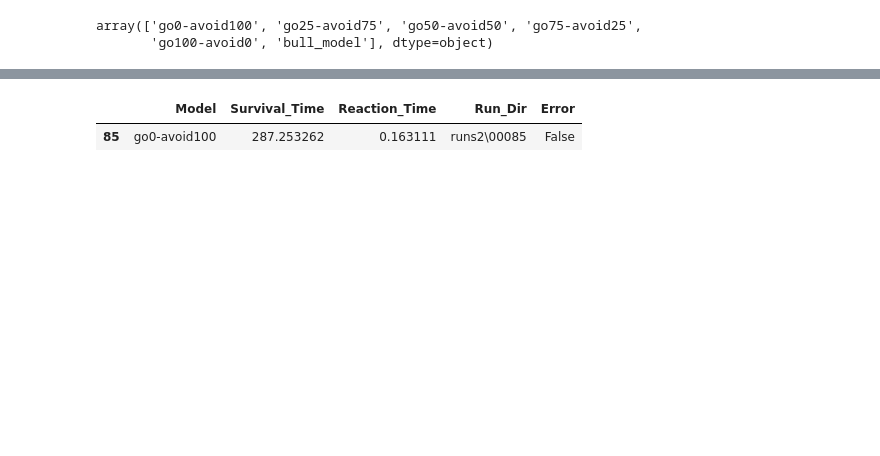
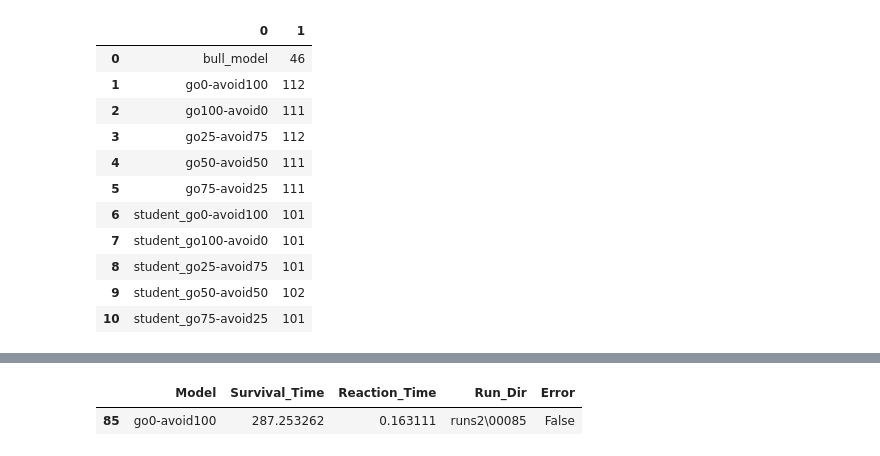
Before and after one commit to RK22000/agar-io, a Jupyter notebook: runs2_analysis.ipynb, the cells around one changed output, grey strips where cells are left out. Saved outputs shown, nothing was run; the diff lists cells and outputs as text; code cells hidden in the pictures; blank space fills up the shorter version.

```diff
--- a/runs2_analysis.ipynb
+++ b/runs2_analysis.ipynb
@@ -13,8 +13,19 @@ df.sample(5)
-# %%
-df.Model.unique()
-# %% [output]
-array(['go0-avoid100', 'go25-avoid75', 'go50-avoid50', 'go75-avoid25',
-       'go100-avoid0', 'bull_model'], dtype=object)
+# %%
+import numpy as np
+pd.DataFrame(np.unique(df.Model.to_numpy(), return_counts=True)).T
+# %% [output]
+|  | 0 | 1 |
+| 0 | bull_model | 46 |
+| 1 | go0-avoid100 | 112 |
+| 2 | go100-avoid0 | 111 |
+| 3 | go25-avoid75 | 112 |
+| 4 | go50-avoid50 | 111 |
+| 5 | go75-avoid25 | 111 |
+| 6 | student_go0-avoid100 | 101 |
+| 7 | student_go100-avoid0 | 101 |
+| 8 | student_go25-avoid75 | 101 |
+| 9 | student_go50-avoid50 | 102 |
+| 10 | student_go75-avoid25 | 101 |
 # %%
 df.sort_values('Survival_Time', ascending=False)
 # %% [output]
```
Also changed, not shown: parts of 4 cells of this notebook, 13 other files.
